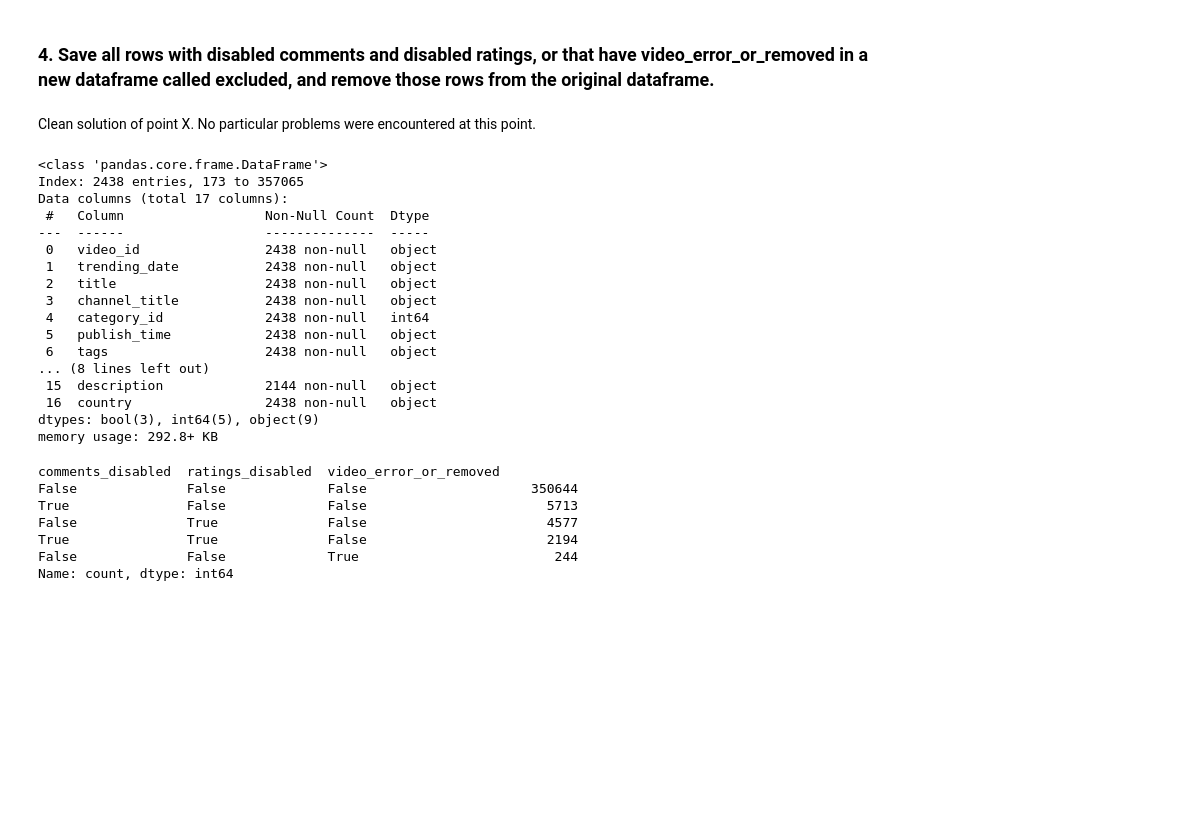
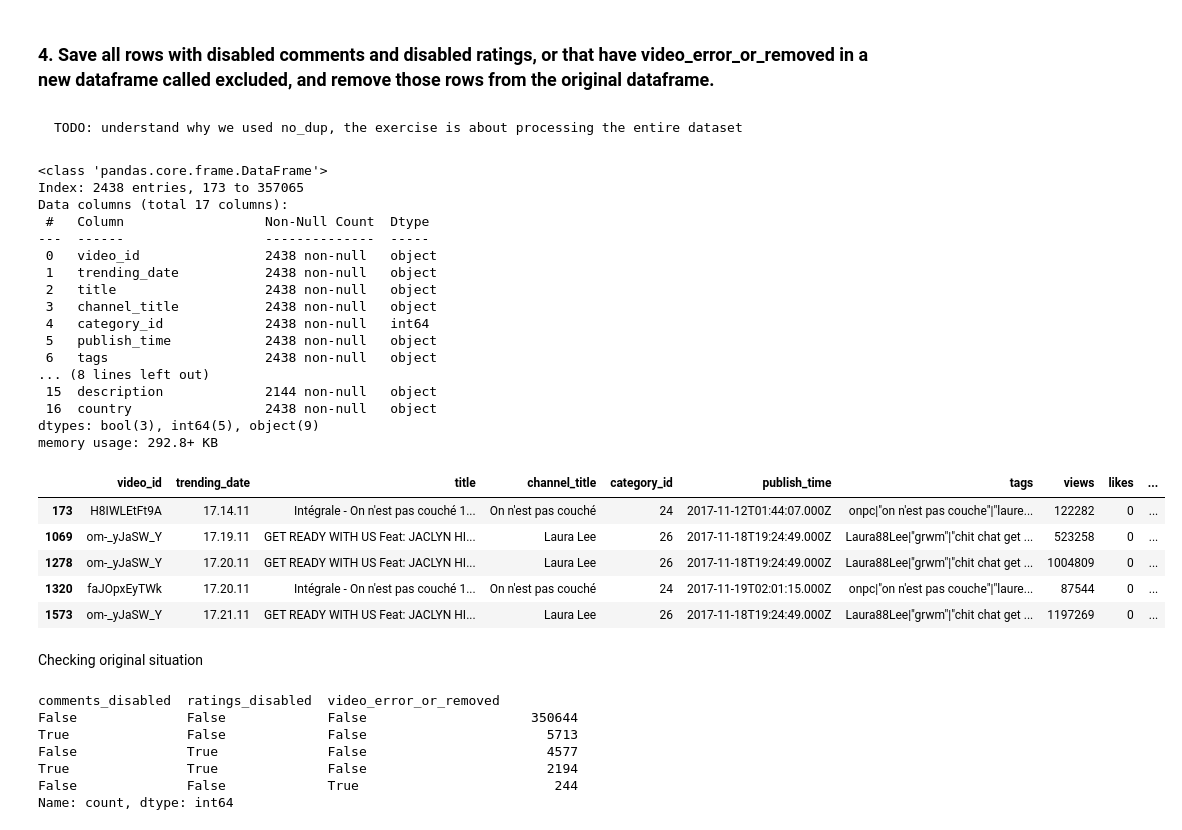
Before and after one commit to MarcoAsturi/CS_project, a Jupyter notebook: analysis.ipynb, the cells around one changed output. Cells and saved outputs as stored; diff of their text form; code cells hidden in the pictures; blank space fills up the shorter version.

Commit message:
code review, markdown update, add TODO

```diff
--- a/analysis.ipynb
+++ b/analysis.ipynb
@@ -297,31 +301,40 @@ Name: views, Length: 37824, dtype: int64
 # %% [markdown]
 ### 4. Save all rows with disabled comments and disabled ratings, or that have video_error_or_removed in a new dataframe called excluded, and remove those rows from the original dataframe.
 # %% [markdown]
-Clean solution of point X. No particular problems were encountered at this point.
+    TODO: understand why we used no_dup, the exercise is about processing the entire dataset
 # %%
 df_excluded = df_nodup[((df_nodup['comments_disabled'] == True) & (df_nodup['ratings_disabled'] == True)) | (df_nodup['video_error_or_removed'] == True)]
 df_excluded.info()
 df_excluded.head()
 
-df_excluded.to_excel('excluded_videos.xlsx', index=False)
+# create an excel to analyze if the algorithm is correct
+# df_excluded.to_excel('excluded_videos.xlsx', index=False)
 # %% [output]
 <class 'pandas.core.frame.DataFrame'>
 Index: 2438 entries, 173 to 357065
 Data columns (total 17 columns):
  #   Column                  Non-Null Count  Dtype
 ---  ------                  --------------  -----
  0   video_id                2438 non-null   object
  1   trending_date           2438 non-null   object
  2   title                   2438 non-null   object
  3   channel_title           2438 non-null   object
  4   category_id             2438 non-null   int64
  5   publish_time            2438 non-null   object
  6   tags                    2438 non-null   object
 ... (8 lines left out)
  15  description             2144 non-null   object
  16  country                 2438 non-null   object
 dtypes: bool(3), int64(5), object(9)
 memory usage: 292.8+ KB
+|  | video_id | trending_date | title | channel_title | category_id | publish_time | tags | views | likes | ... |
+| 173 | H8IWLEtFt9A | 17.14.11 | Intégrale - On n'est pas couché 1... | On n'est pas couché | 24 | 2017-11-12T01:44:07.000Z | onpc|"on n'est pas couche"|"laure... | 122282 | 0 | ... |
+| 1069 | om-_yJaSW_Y | 17.19.11 | GET READY WITH US Feat: JACLYN HI... | Laura Lee | 26 | 2017-11-18T19:24:49.000Z | Laura88Lee|"grwm"|"chit chat get ... | 523258 | 0 | ... |
+| 1278 | om-_yJaSW_Y | 17.20.11 | GET READY WITH US Feat: JACLYN HI... | Laura Lee | 26 | 2017-11-18T19:24:49.000Z | Laura88Lee|"grwm"|"chit chat get ... | 1004809 | 0 | ... |
+| 1320 | faJOpxEyTWk | 17.20.11 | Intégrale - On n'est pas couché 1... | On n'est pas couché | 24 | 2017-11-19T02:01:15.000Z | onpc|"on n'est pas couche"|"laure... | 87544 | 0 | ... |
+| 1573 | om-_yJaSW_Y | 17.21.11 | GET READY WITH US Feat: JACLYN HI... | Laura Lee | 26 | 2017-11-18T19:24:49.000Z | Laura88Lee|"grwm"|"chit chat get ... | 1197269 | 0 | ... |
+# %% [markdown]
+Checking original situation
 # %%
 df_nodup[['comments_disabled', 'ratings_disabled', 'video_error_or_removed']].value_counts()
 # %% [output]
```
Also changed, not shown: parts of 38 cells of this notebook.
